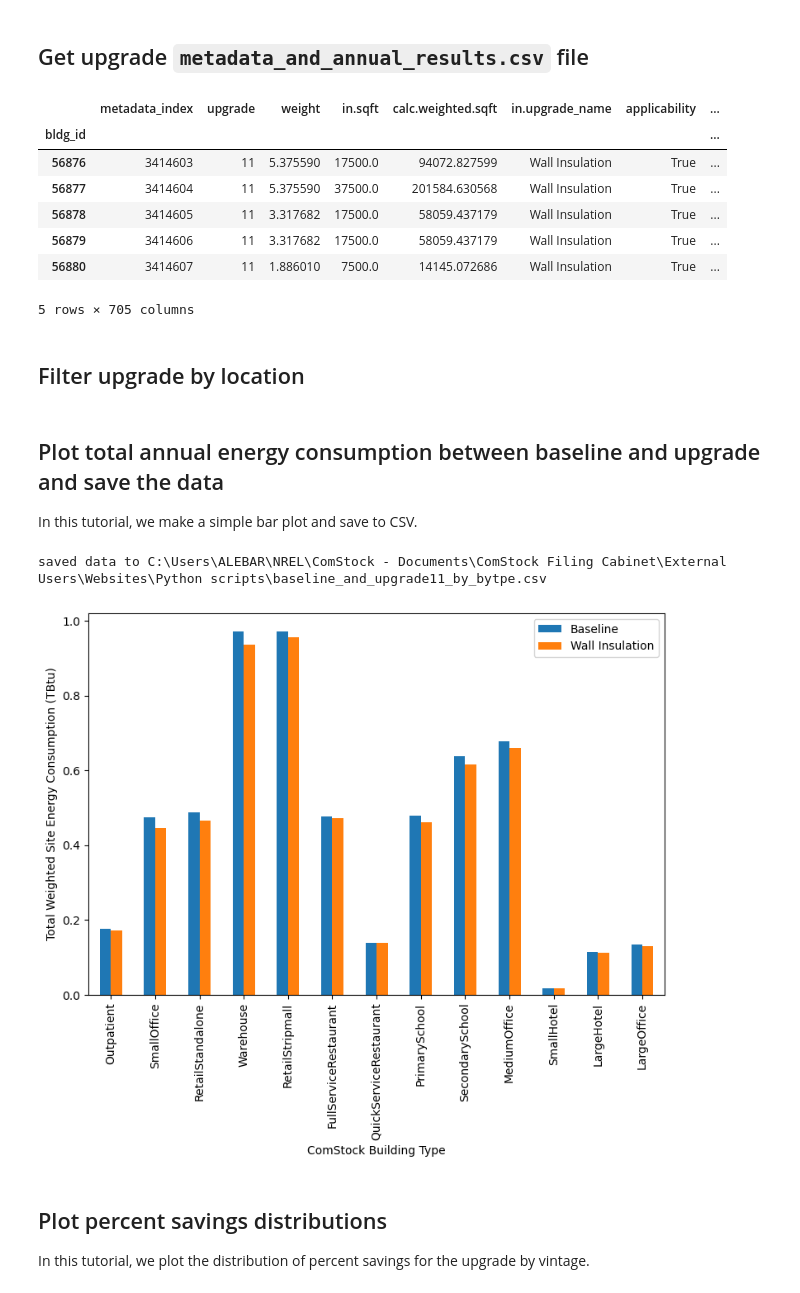
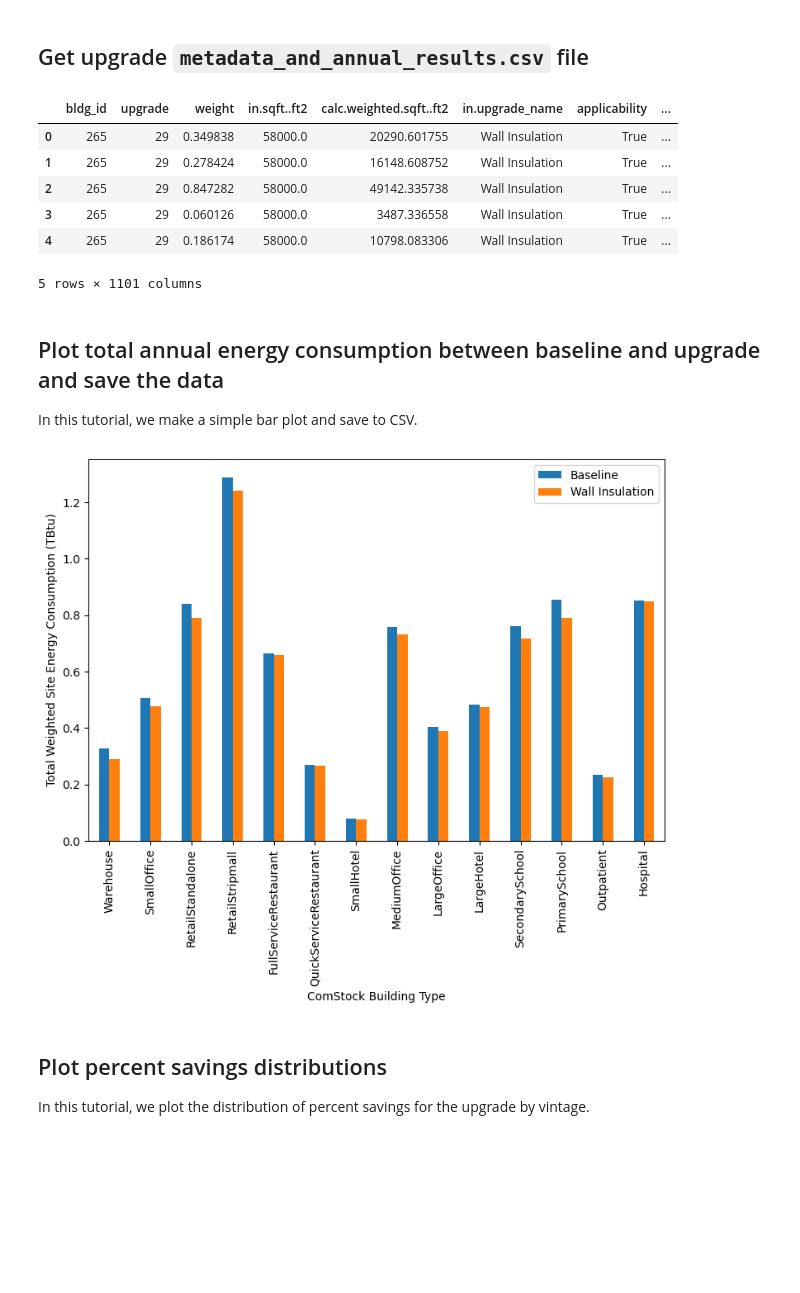
Before and after one commit to NREL/ComStock.github.io, a Jupyter notebook: assets/files/download_annual_baseline_and_upgrade_data.ipynb, the cells around one changed output. Drawn from its saved outputs; the diff is of its cells as text; code cells hidden in the pictures; blank space fills up the shorter version.

Commit message:
update example scripts with 2024.2 data

```diff
--- a/assets/files/download_annual_baseline_and_upgrade_data.ipynb
+++ b/assets/files/download_annual_baseline_and_upgrade_data.ipynb
@@ -62,7 +72,7 @@ county = 'CO, Jefferson County'
 # %% [markdown]
 ## Get the baseline `metadata_and_annual_results.csv` file
 # %%
-baseline_metadata_and_annual_path = f'{dataset_path}/metadata_and_annual_results/by_state/state={state}/parquet/{state}_baseline_metadata_and_annual_results.parquet'
-baseline_meta_and_annual_df = pd.read_parquet(baseline_metadata_and_annual_path)
-baseline_meta_and_annual_df.head()
+baseline_metadata_and_annual_path = f'{dataset_path}/metadata_and_annual_results/by_state_and_county/full/parquet/state={state}/county={county_nhgis}/{state}_{county_nhgis}_baseline.parquet'
+baseline_metadata_and_annual = pd.read_parquet(baseline_metadata_and_annual_path)
+baseline_metadata_and_annual.head()
 # %% [output]
@@ -91,17 +86,14 @@ baseline_metadata_and_annual_spec.head()
 # %% [markdown]
 ## Get upgrade `metadata_and_annual_results.csv` file
 # %%
-upgrade_metadata_and_annual_path = f'{dataset_path}/metadata_and_annual_results/by_state/state={state}/parquet/{state}_upgrade{upgrade_id}_metadata_and_annual_results.parquet'
-upgrade_meta_and_annual_df = pd.read_parquet(upgrade_metadata_and_annual_path)
-upgrade_meta_and_annual_df.head()
+upgrade_metadata_and_annual_path = f'{dataset_path}/metadata_and_annual_results/by_state_and_county/full/parquet/state={state}/county={county_nhgis}/{state}_{county_nhgis}_upgrade{upgrade_id}.parquet'
+upgrade_metadata_and_annual = pd.read_parquet(upgrade_metadata_and_annual_path)
+upgrade_metadata_and_annual.head()
 # %% [output]
-|  | metadata_index | upgrade | weight | in.sqft | calc.weighted.sqft | in.upgrade_name | applicability | ... |
-| bldg_id |  |  |  |  |  |  |  | ... |
-| 56876 | 3414603 | 11 | 5.375590 | 17500.0 | 94072.827599 | Wall Insulation | True | ... |
-| 56877 | 3414604 | 11 | 5.375590 | 37500.0 | 201584.630568 | Wall Insulation | True | ... |
-| 56878 | 3414605 | 11 | 3.317682 | 17500.0 | 58059.437179 | Wall Insulation | True | ... |
-| 56879 | 3414606 | 11 | 3.317682 | 17500.0 | 58059.437179 | Wall Insulation | True | ... |
-| 56880 | 3414607 | 11 | 1.886010 | 7500.0 | 14145.072686 | Wall Insulation | True | ... |
+|  | bldg_id | upgrade | weight | in.sqft..ft2 | calc.weighted.sqft..ft2 | in.upgrade_name | applicability | ... |
+| 0 | 265 | 29 | 0.349838 | 58000.0 | 20290.601755 | Wall Insulation | True | ... |
+| 1 | 265 | 29 | 0.278424 | 58000.0 | 16148.608752 | Wall Insulation | True | ... |
+| 2 | 265 | 29 | 0.847282 | 58000.0 | 49142.335738 | Wall Insulation | True | ... |
+| 3 | 265 | 29 | 0.060126 | 58000.0 | 3487.336558 | Wall Insulation | True | ... |
+| 4 | 265 | 29 | 0.186174 | 58000.0 | 10798.083306 | Wall Insulation | True | ... |
-5 rows × 705 columns
+5 rows × 1101 columns
-# %% [markdown]
-## Filter upgrade by location
@@ -113,39 +103,36 @@ In this tutorial, we make a simple bar plot and save to CSV.
 # %%
 # Identify which field you are interested in plotting
 field = 'calc.weighted.site_energy.total.energy_consumption..tbtu'
 
 # Plot total baseline vs. upgrade consumption by building type
 # Identify unique building types
-btypes = baseline_metadata_and_annual_spec['in.comstock_building_type'].unique()
+btypes = baseline_metadata_and_annual['in.comstock_building_type'].unique()
 baseline_annual_consump = []
 upgrade_annual_consump = []
 
 # Cycle through building types
 for btype in btypes:
-    baseline_annual_consump.append(sum(baseline_metadata_and_annual_spec.loc[baseline_metadata_and_annual_spec['in.comstock_building_type'] == btype, field]))
-    upgrade_annual_consump.append(sum(upgrade_metadata_and_annual_spec.loc[upgrade_metadata_and_annual_spec['in.comstock_building_type'] == btype, field]))
+    baseline_annual_consump.append(sum(baseline_metadata_and_annual.loc[baseline_metadata_and_annual['in.comstock_building_type'] == btype, field]))
+    upgrade_annual_consump.append(sum(upgrade_metadata_and_annual.loc[upgrade_metadata_and_annual['in.comstock_building_type'] == btype, field]))
 
 # Create dataframe
 plot_data = {
     'Baseline': baseline_annual_consump,
     upgrade_name: upgrade_annual_consump
 }
 df_plot_data=pd.DataFrame(plot_data, index=btypes)
 
 # Save to a CSV file on your computer
-csv_path = os.path.abspath(f'baseline_and_upgrade{upgrade_id}_by_bytpe.csv')
-df_plot_data.to_csv(csv_path)
-print(f'saved data to {csv_path}')
+df_plot_data.to_csv(f'baseline_and_upgrade{upgrade_id}_by_bytpe.csv')
 
 # Plot and adjust formatting
 ax = df_plot_data.plot.bar(rot=0, figsize=(9, 6))
 ax.set_xlabel('ComStock Building Type')
 ax.set_ylabel('Total Weighted Site Energy Consumption (TBtu)')
 plt.xticks(rotation=90)
 plt.show()
 # %% [output]
-saved data to C:\Users\ALEBAR\NREL\ComStock - Documents\ComStock Filing Cabinet\External Users\Websites\Python scripts\baseline_and_upgrade11_by_bytpe.csv
-[figure, old version]
+[figure, new version]
 # %% [markdown]
 ## Plot percent savings distributions
 In this tutorial, we plot the distribution of percent savings for the upgrade by vintage.
```
Also changed, not shown: parts of 9 cells of this notebook, 3 other files.
